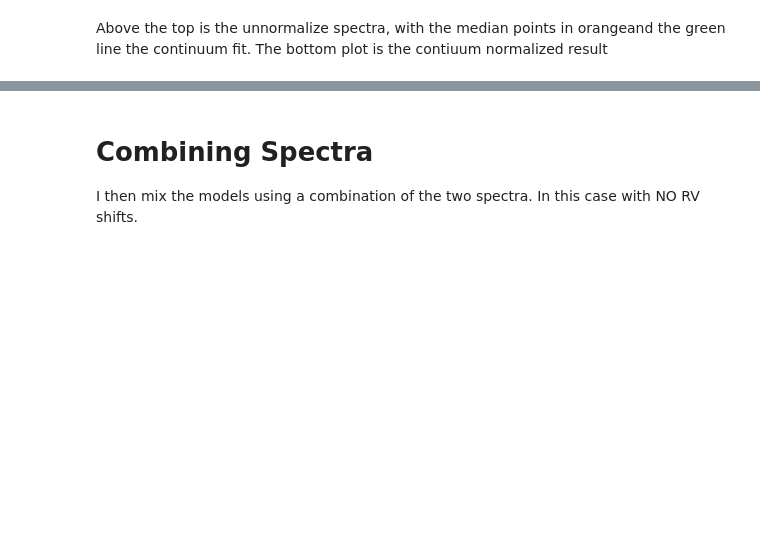
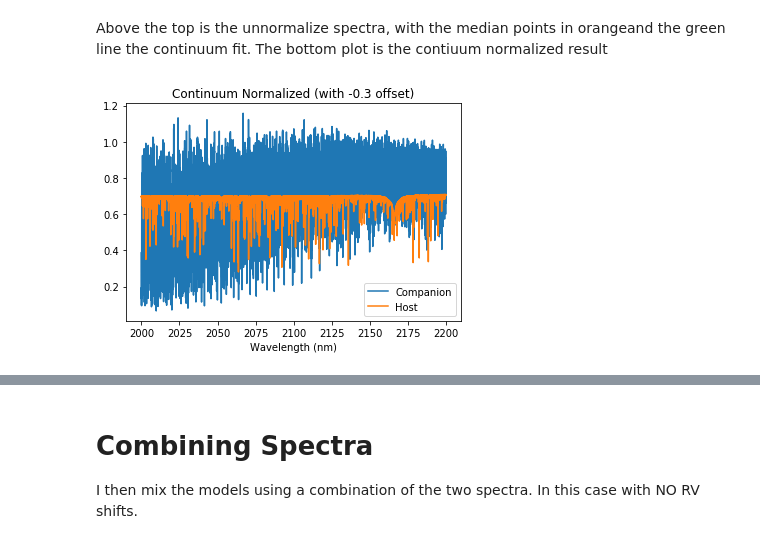
Before and after one commit to jason-neal/companion_simulations, a Jupyter notebook: Notebooks/Spectrum_Normalizations.ipynb, the cells around one changed output, grey strips where cells are left out. Cells and saved outputs as stored; diff of their text form; code cells hidden in the pictures; blank space fills up the shorter version.

```diff
--- a/Notebooks/Spectrum_Normalizations.ipynb
+++ b/Notebooks/Spectrum_Normalizations.ipynb
@@ -138,3 +166,12 @@ comp_cont = local_normalization(wav_model, comp_f, splits=50, method="exponentia
 # %% [markdown]
 Above the top is the unnormalize spectra, with the median points in orangeand the green line the continuum fit. The bottom plot is the contiuum normalized result
+# %%
+plt.plot(wav_model, comp_cont, label="Companion")
+plt.plot(wav_model, host_cont-0.3, label="Host")
+plt.title("Continuum Normalized (with -0.3 offset)")
+plt.xlabel("Wavelength (nm)")
+plt.legend()
+plt.show()
+# %% [output]
+[figure, added]
 # %%
```
Also changed, not shown: parts of 22 cells of this notebook, 1 other file.
